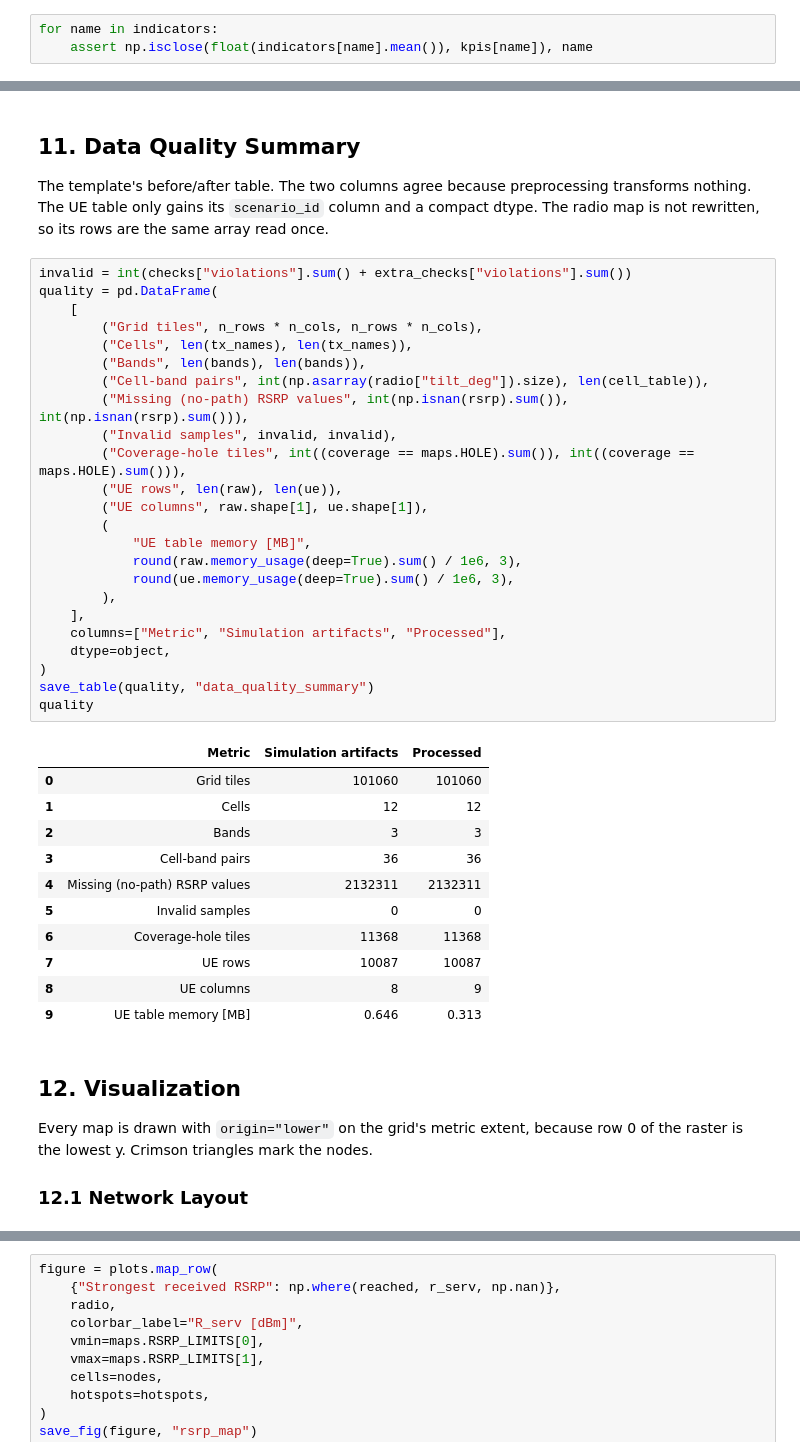
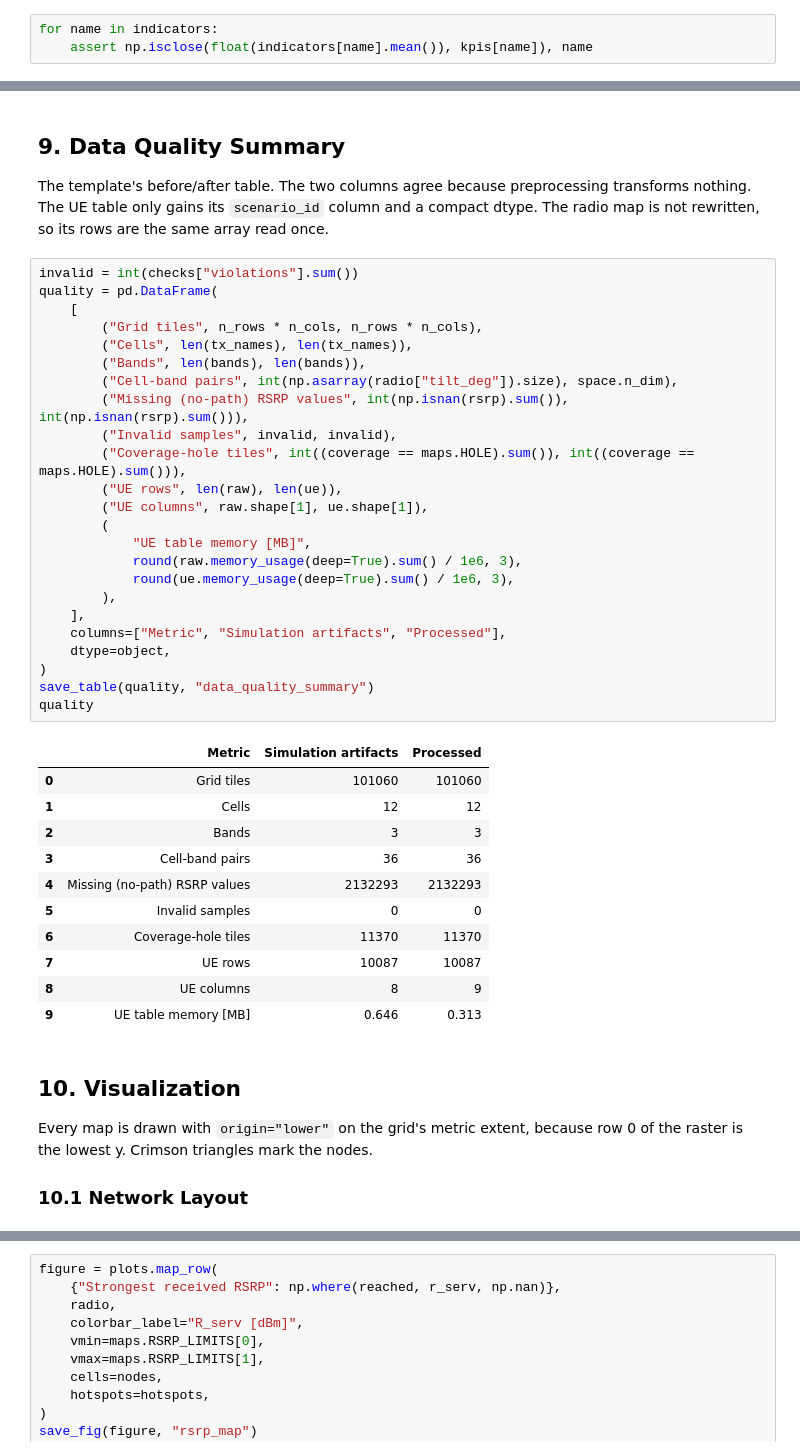
Before and after one commit to NguyenVu04/band-tilt, a Jupyter notebook: notebooks/02_preprocessing.ipynb, the cells around one changed output, grey strips where cells are left out. Saved outputs shown, nothing was run; the diff lists cells and outputs as text.

```diff
--- a/notebooks/02_preprocessing.ipynb
+++ b/notebooks/02_preprocessing.ipynb
@@ -648,49 +534,49 @@ plt.show()
 [figure]
 [figure]
 # %% [markdown]
-## 11. Data Quality Summary
+## 9. Data Quality Summary
 
 The template's before/after table. The two columns agree because preprocessing transforms nothing. The UE table only gains its `scenario_id` column and a compact dtype. The radio map is not rewritten, so its rows are the same array read once.
 # %%
-invalid = int(checks["violations"].sum() + extra_checks["violations"].sum())
+invalid = int(checks["violations"].sum())
 quality = pd.DataFrame(
     [
         ("Grid tiles", n_rows * n_cols, n_rows * n_cols),
         ("Cells", len(tx_names), len(tx_names)),
         ("Bands", len(bands), len(bands)),
-        ("Cell-band pairs", int(np.asarray(radio["tilt_deg"]).size), len(cell_table)),
+        ("Cell-band pairs", int(np.asarray(radio["tilt_deg"]).size), space.n_dim),
         ("Missing (no-path) RSRP values", int(np.isnan(rsrp).sum()), int(np.isnan(rsrp).sum())),
         ("Invalid samples", invalid, invalid),
         ("Coverage-hole tiles", int((coverage == maps.HOLE).sum()), int((coverage == maps.HOLE).sum())),
         ("UE rows", len(raw), len(ue)),
         ("UE columns", raw.shape[1], ue.shape[1]),
         (
             "UE table memory [MB]",
             round(raw.memory_usage(deep=True).sum() / 1e6, 3),
             round(ue.memory_usage(deep=True).sum() / 1e6, 3),
         ),
     ],
     columns=["Metric", "Simulation artifacts", "Processed"],
     dtype=object,
 )
 save_table(quality, "data_quality_summary")
 quality
 # %% [output]
 |  | Metric | Simulation artifacts | Processed |
 | 0 | Grid tiles | 101060 | 101060 |
 | 1 | Cells | 12 | 12 |
 | 2 | Bands | 3 | 3 |
 | 3 | Cell-band pairs | 36 | 36 |
-| 4 | Missing (no-path) RSRP values | 2132311 | 2132311 |
+| 4 | Missing (no-path) RSRP values | 2132293 | 2132293 |
 | 5 | Invalid samples | 0 | 0 |
-| 6 | Coverage-hole tiles | 11368 | 11368 |
+| 6 | Coverage-hole tiles | 11370 | 11370 |
 | 7 | UE rows | 10087 | 10087 |
 | 8 | UE columns | 8 | 9 |
 | 9 | UE table memory [MB] | 0.646 | 0.313 |
 # %% [markdown]
-## 12. Visualization
+## 10. Visualization
 
 Every map is drawn with `origin="lower"` on the grid's metric extent, because row 0 of the raster is the lowest y. Crimson triangles mark the nodes.
 
-### 12.1 Network Layout
+### 10.1 Network Layout
 # %%
```
Also changed, not shown: parts of 33 cells of this notebook, 53 other files.
